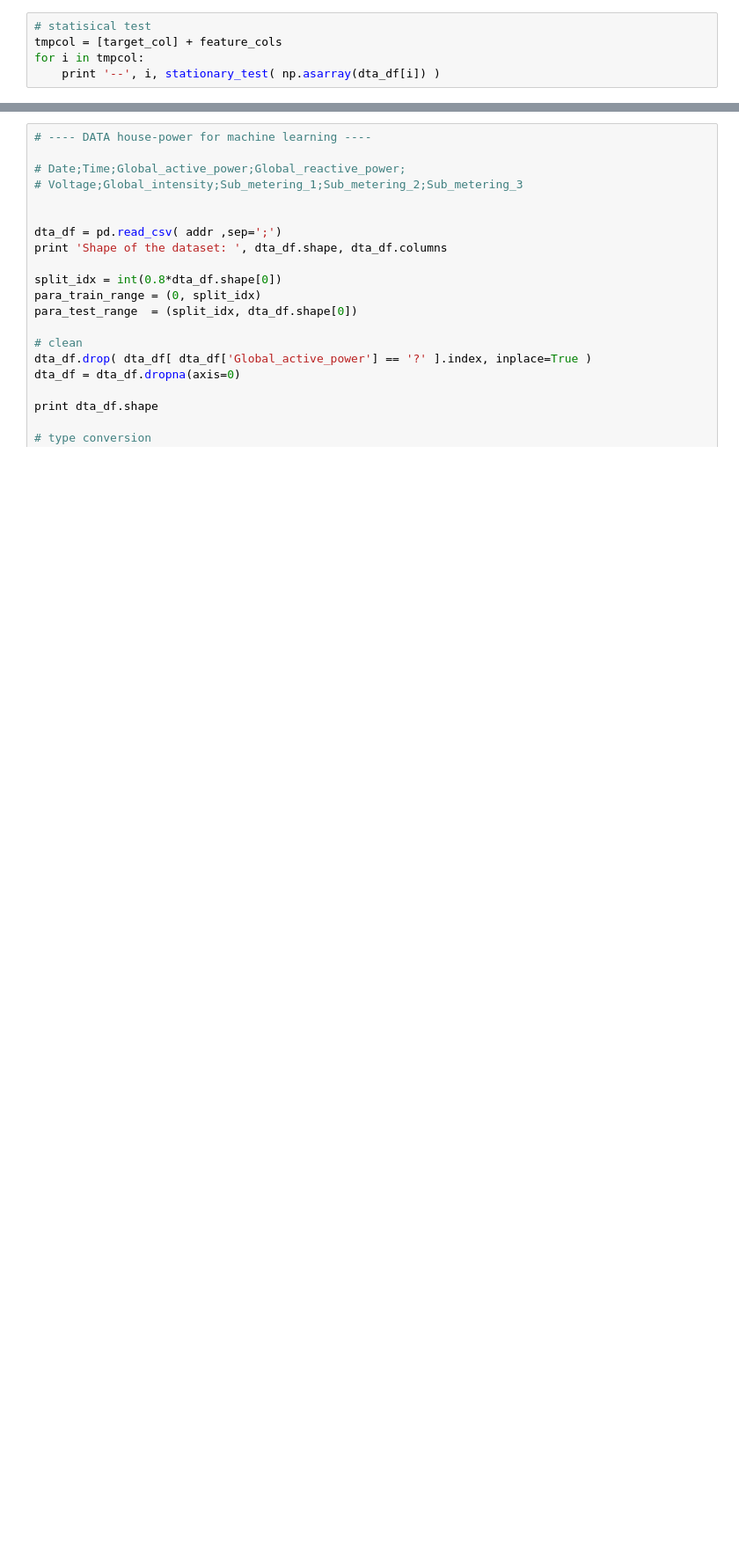
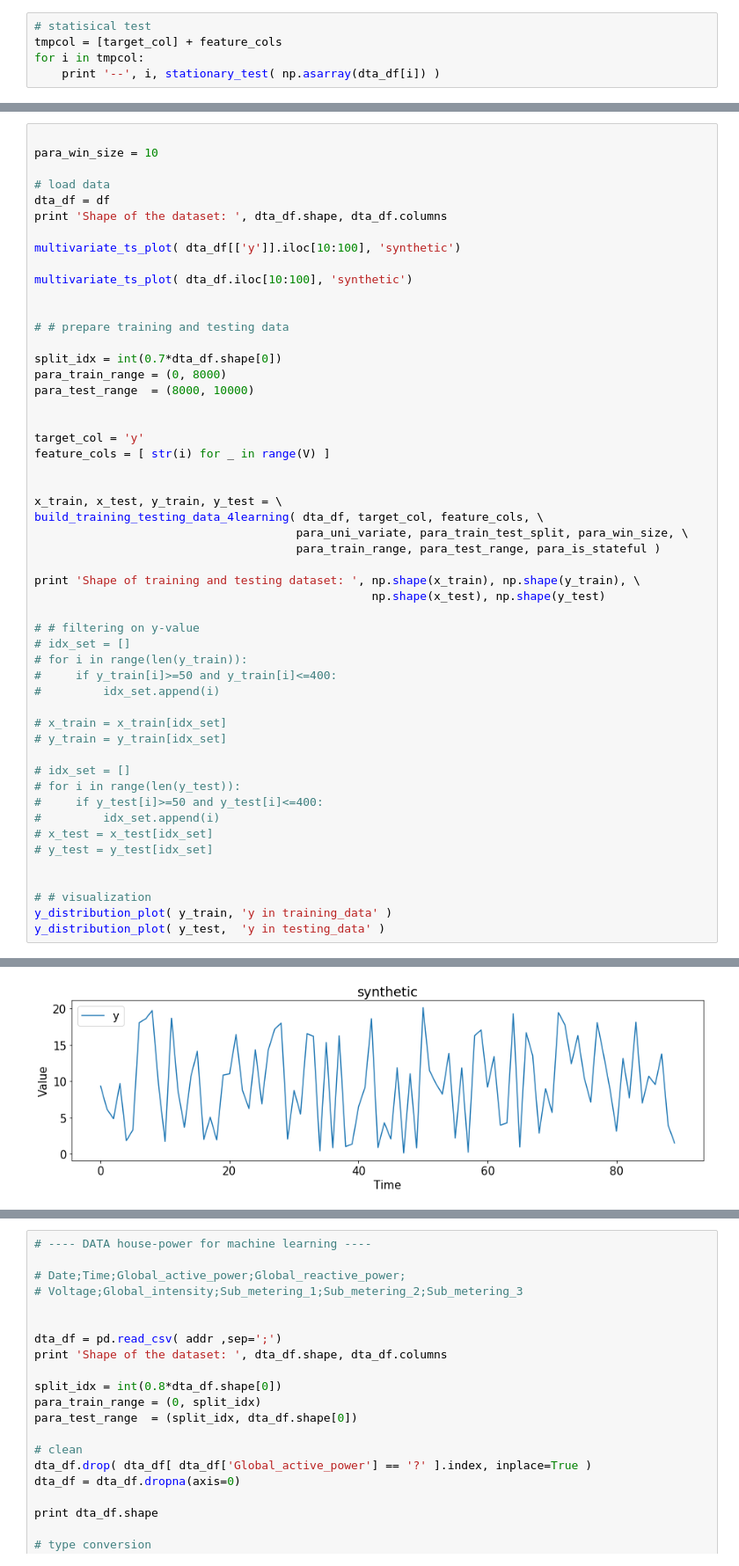
Before and after one commit to weilai0980/tsRNN, a Jupyter notebook: forecasting/data_prep.ipynb, the cells around one changed output, grey strips where cells are left out. Shown at 88% size. Drawn from its saved outputs; the diff is of its cells as text; blank space fills up the shorter version.

```diff
--- a/forecasting/data_prep.ipynb
+++ b/forecasting/data_prep.ipynb
@@ -492,0 +793,53 @@ x_test.dump("../../dataset/dataset_ts/energy_xtest_statis.dat")
+# %%
+
+para_win_size = 10
+
+# load data
+dta_df = df
+print 'Shape of the dataset: ', dta_df.shape, dta_df.columns
+
+multivariate_ts_plot( dta_df[['y']].iloc[10:100], 'synthetic')
+
+multivariate_ts_plot( dta_df.iloc[10:100], 'synthetic')
+
+
+# # prepare training and testing data
+
+split_idx = int(0.7*dta_df.shape[0])
+para_train_range = (0, 8000)
+para_test_range  = (8000, 10000)
+
+
+target_col = 'y'
+feature_cols = [ str(i) for _ in range(V) ]
+
+
+x_train, x_test, y_train, y_test = \
+build_training_testing_data_4learning( dta_df, target_col, feature_cols, \
+                                      para_uni_variate, para_train_test_split, para_win_size, \
+                                      para_train_range, para_test_range, para_is_stateful )
+
+print 'Shape of training and testing dataset: ', np.shape(x_train), np.shape(y_train), \
+                                                 np.shape(x_test), np.shape(y_test)
+
+# # filtering on y-value
+# idx_set = []
+# for i in range(len(y_train)):
+#     if y_train[i]>=50 and y_train[i]<=400:
+#         idx_set.append(i)
+
+# x_train = x_train[idx_set]
+# y_train = y_train[idx_set]
+
+# idx_set = []
+# for i in range(len(y_test)):
+#     if y_test[i]>=50 and y_test[i]<=400:
+#         idx_set.append(i)
+# x_test = x_test[idx_set]
+# y_test = y_test[idx_set]
+
+
+# # visualization
+y_distribution_plot( y_train, 'y in training_data' )
+y_distribution_plot( y_test,  'y in testing_data' )
+# %% [output]
@@ -492,0 +848 @@ x_test.dump("../../dataset/dataset_ts/energy_xtest_statis.dat")
+[figure, added]
```
Also changed, not shown: parts of 21 cells of this notebook, 22 other files.
